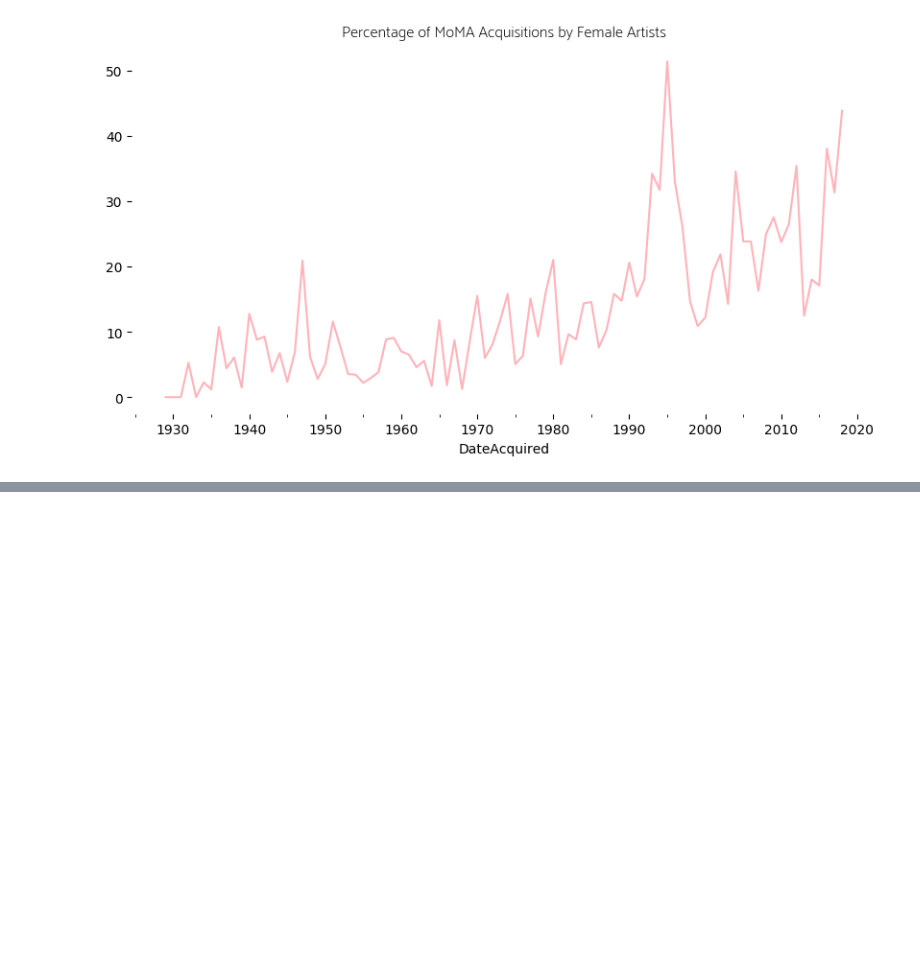
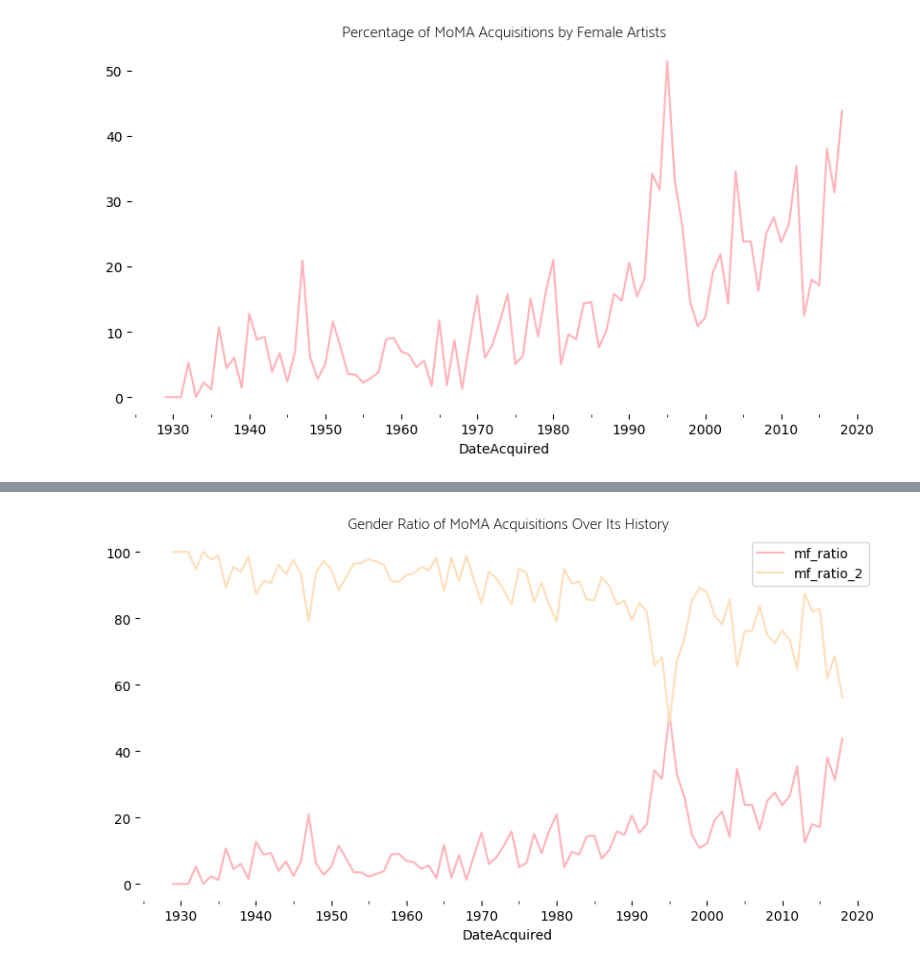
Before and after one commit to angelareplica/data-studio, a Jupyter notebook: code/01-moma-artists/Moma-collection-analysis-part2.ipynb, the cells around one changed output, grey strips where cells are left out. Drawn from its saved outputs; the diff is of its cells as text; code cells hidden in the pictures; blank space fills up the shorter version.

```diff
--- a/code/01-moma-artists/Moma-collection-analysis-2.ipynb
+++ b/code/01-moma-artists/Moma-collection-analysis-part2.ipynb
@@ -716,0 +720,11 @@ Since 1985, new works acquired by MoMA have been 64.9% male and 19.1% female. (P
+# %%
+ax = df_resampled.plot(y=['mf_ratio', 'mf_ratio_2'], figsize=(10, 5), title="Gender Ratio of MoMA Acquisitions Over Its History")
+ax.title.set_fontname('Catamaran')
+ax.spines['top'].set_visible(False)
+ax.spines['left'].set_visible(False)
+ax.spines['bottom'].set_visible(False)
+ax.spines['right'].set_visible(False)
+plt.savefig("moma-gender-ratio-line-plot.pdf")
+# to fix up in illustrator
+# %% [output]
+[figure, added]
```
Also changed, not shown: parts of 12 cells of this notebook, 2 other files.
